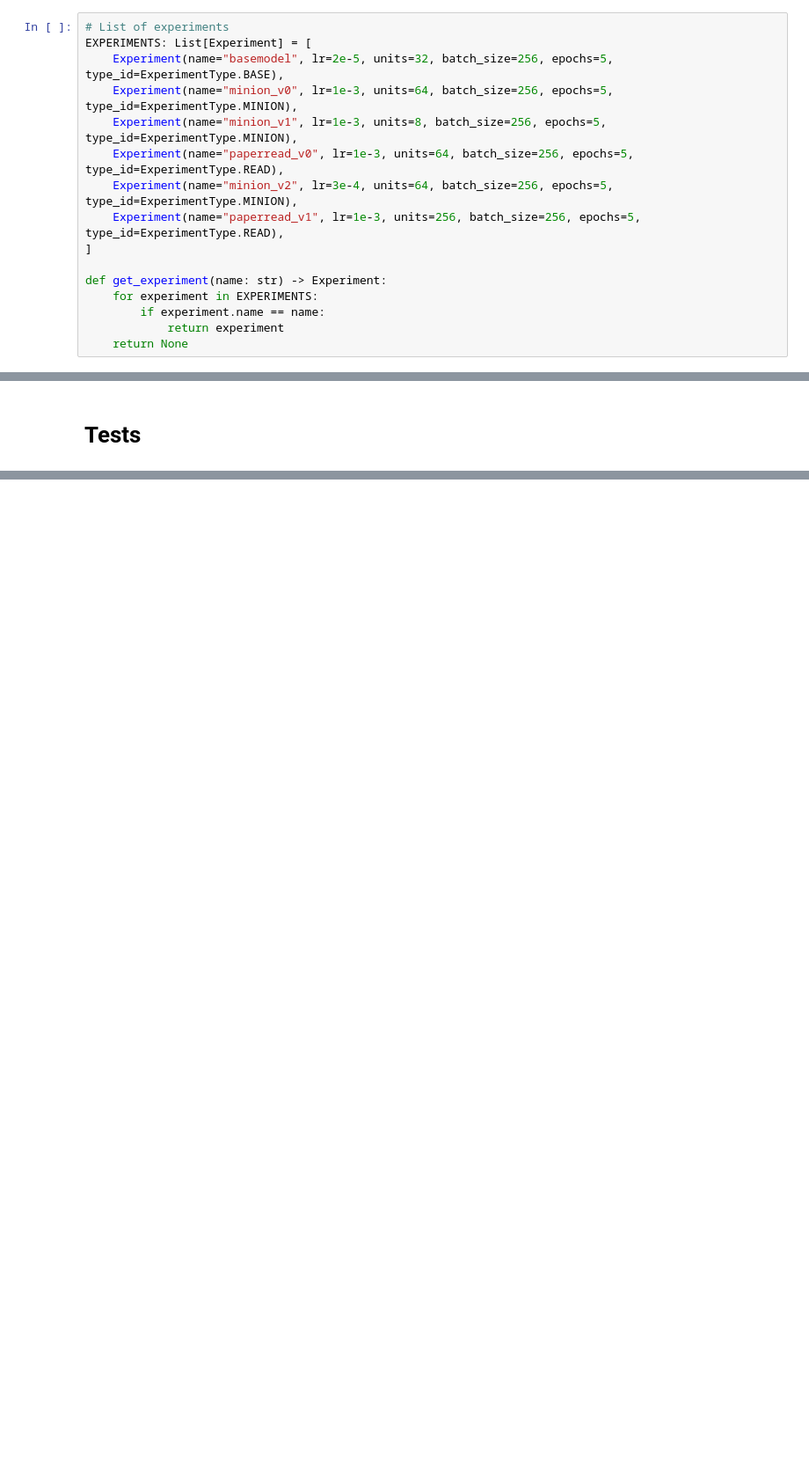
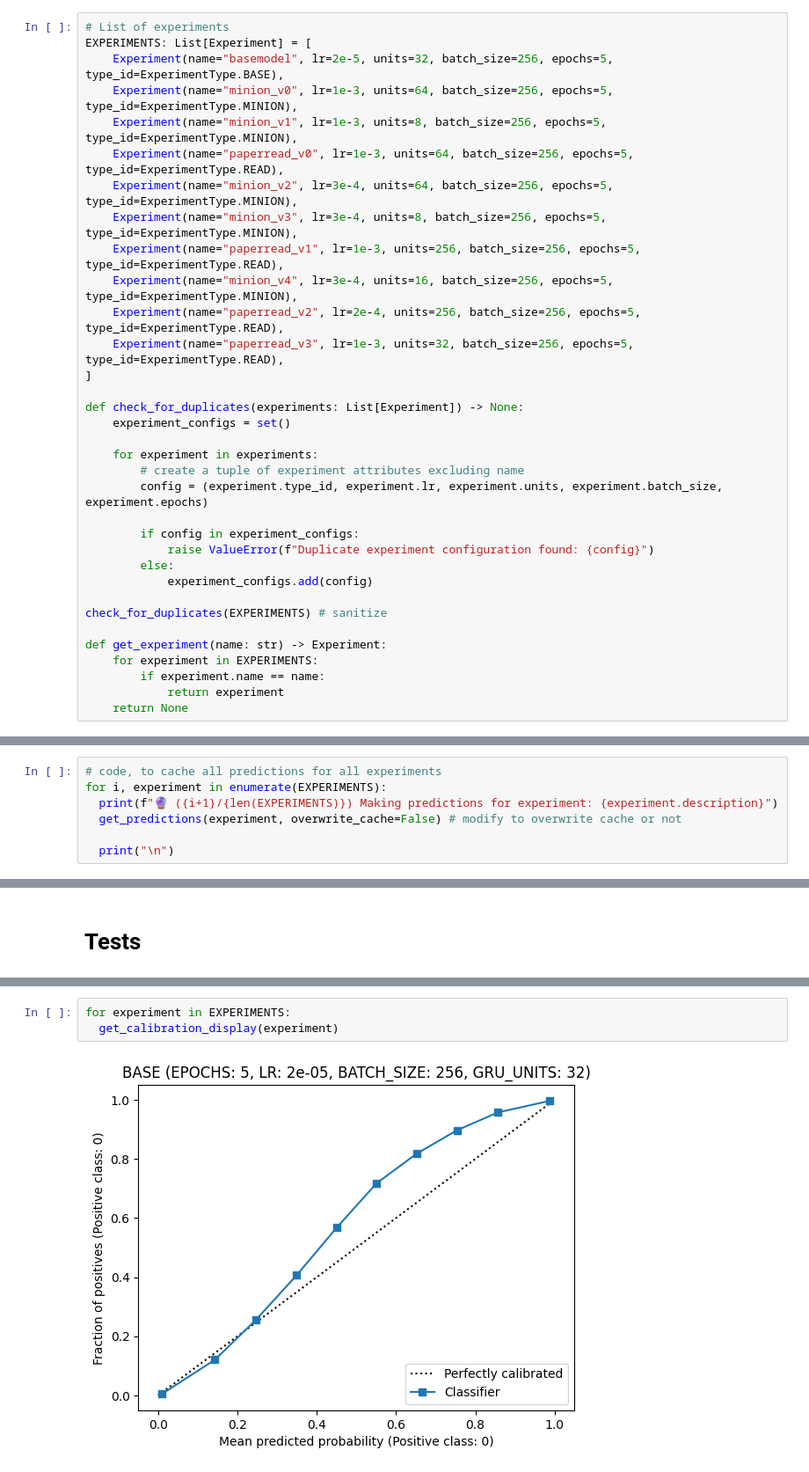
Before and after one commit to carlosinator/cil-sentiment, a Jupyter notebook: models_overview.ipynb, the cells around one changed output, grey strips where cells are left out. Shown at 88% size. Saved outputs shown, nothing was run; the diff lists cells and outputs as text; blank space fills up the shorter version.

```diff
--- a/models_overview.ipynb
+++ b/models_overview.ipynb
@@ -191,8 +246,26 @@ EXPERIMENTS: List[Experiment] = [
     Experiment(name="minion_v1", lr=1e-3, units=8, batch_size=256, epochs=5, type_id=ExperimentType.MINION),
     Experiment(name="paperread_v0", lr=1e-3, units=64, batch_size=256, epochs=5, type_id=ExperimentType.READ),
     Experiment(name="minion_v2", lr=3e-4, units=64, batch_size=256, epochs=5, type_id=ExperimentType.MINION),
+    Experiment(name="minion_v3", lr=3e-4, units=8, batch_size=256, epochs=5, type_id=ExperimentType.MINION),
     Experiment(name="paperread_v1", lr=1e-3, units=256, batch_size=256, epochs=5, type_id=ExperimentType.READ),
+    Experiment(name="minion_v4", lr=3e-4, units=16, batch_size=256, epochs=5, type_id=ExperimentType.MINION),
+    Experiment(name="paperread_v2", lr=2e-4, units=256, batch_size=256, epochs=5, type_id=ExperimentType.READ),
+    Experiment(name="paperread_v3", lr=1e-3, units=32, batch_size=256, epochs=5, type_id=ExperimentType.READ),
 ]
+
+def check_for_duplicates(experiments: List[Experiment]) -> None:
+    experiment_configs = set()
+
+    for experiment in experiments:
+        # create a tuple of experiment attributes excluding name
+        config = (experiment.type_id, experiment.lr, experiment.units, experiment.batch_size, experiment.epochs)
+
+        if config in experiment_configs:
+            raise ValueError(f"Duplicate experiment configuration found: {config}")
+        else:
+            experiment_configs.add(config)
+
+check_for_duplicates(EXPERIMENTS) # sanitize
 
 def get_experiment(name: str) -> Experiment:
     for experiment in EXPERIMENTS:
@@ -201,0 +353,7 @@ def get_experiment(name: str) -> Experiment:
+# %%
+# code, to cache all predictions for all experiments
+for i, experiment in enumerate(EXPERIMENTS):
+  print(f"🔮 ({i+1}/{len(EXPERIMENTS)}) Making predictions for experiment: {experiment.description}")
+  get_predictions(experiment, overwrite_cache=False) # modify to overwrite cache or not
+
+  print("\n")
@@ -312,0 +660,5 @@ scores = get_scoring(experiment)
+# %%
+for experiment in EXPERIMENTS:
+  get_calibration_display(experiment)
+# %% [output]
+[figure, added]
```
Also changed, not shown: parts of 35 cells of this notebook.
